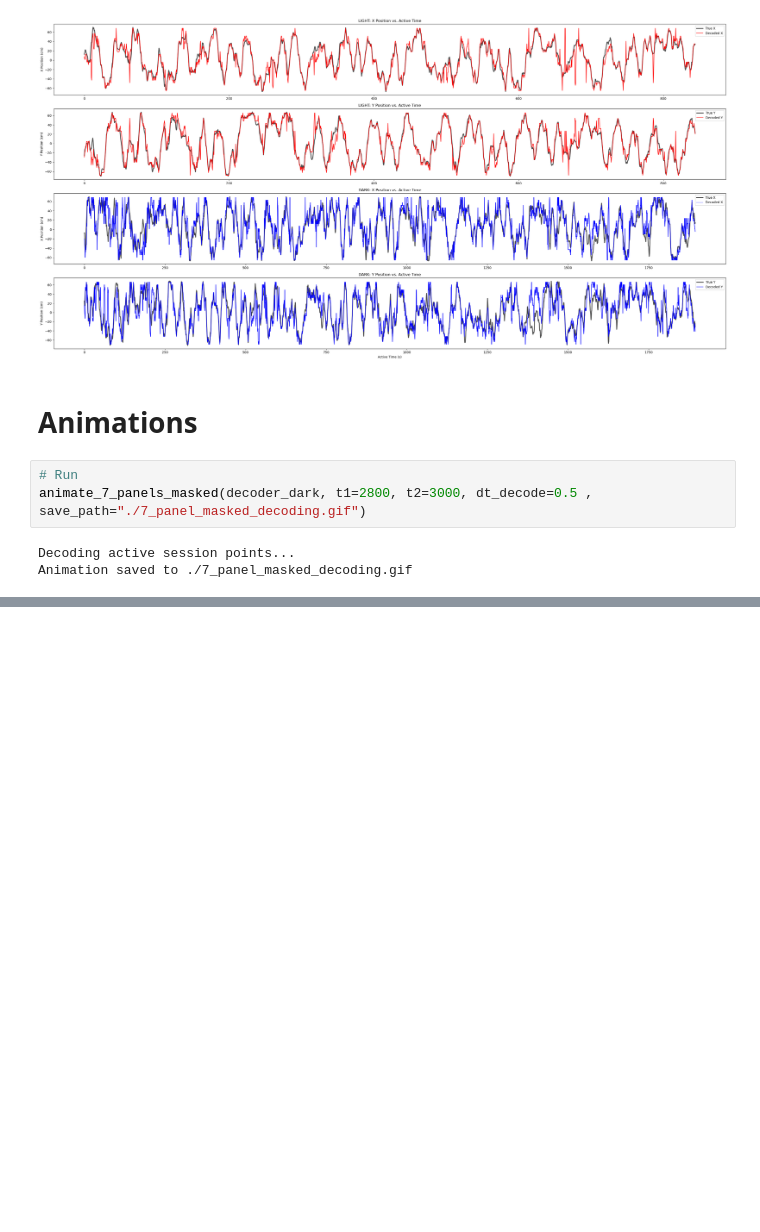
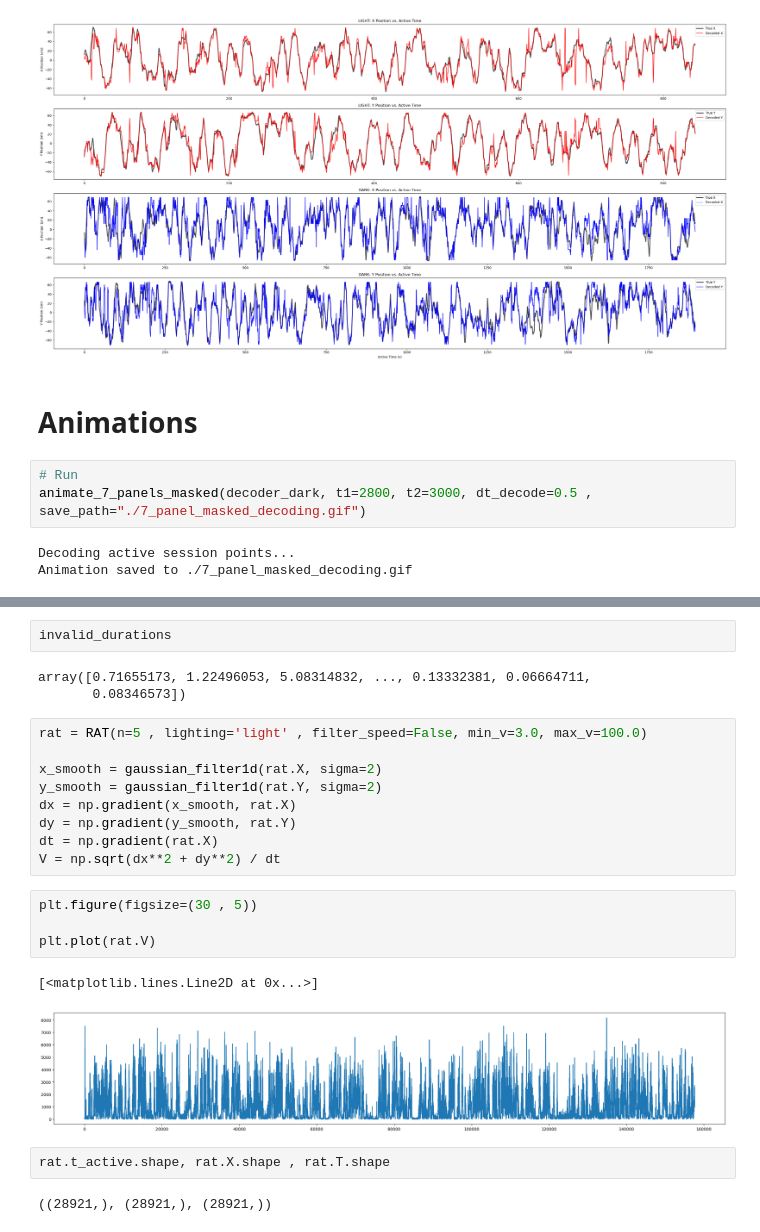
Before and after one commit to SaraZomorodi/Decoding_playground, a Jupyter notebook: event_detection.ipynb, the cells around one changed output, grey strips where cells are left out. Cells and saved outputs as stored; diff of their text form; blank space fills up the shorter version.

```diff
--- a/event_detection.ipynb
+++ b/event_detection.ipynb
@@ -300,0 +352,25 @@ Animation saved to ./7_panel_masked_decoding.gif
+# %%
+invalid_durations
+# %% [output]
+array([0.71655173, 1.22496053, 5.08314832, ..., 0.13332381, 0.06664711,
+       0.08346573])
+# %%
+rat = RAT(n=5 , lighting='light' , filter_speed=False, min_v=3.0, max_v=100.0)
+
+x_smooth = gaussian_filter1d(rat.X, sigma=2)
+y_smooth = gaussian_filter1d(rat.Y, sigma=2)
+dx = np.gradient(x_smooth, rat.X)
+dy = np.gradient(y_smooth, rat.Y)
+dt = np.gradient(rat.X)
+V = np.sqrt(dx**2 + dy**2) / dt
+# %%
+plt.figure(figsize=(30 , 5))
+
+plt.plot(rat.V)
+# %% [output]
+[<matplotlib.lines.Line2D at 0x...>]
+[figure, added]
+# %%
+rat.t_active.shape, rat.X.shape , rat.T.shape
+# %% [output]
+((28921,), (28921,), (28921,))
```
Also changed, not shown: parts of 5 cells of this notebook, 3 other files.
